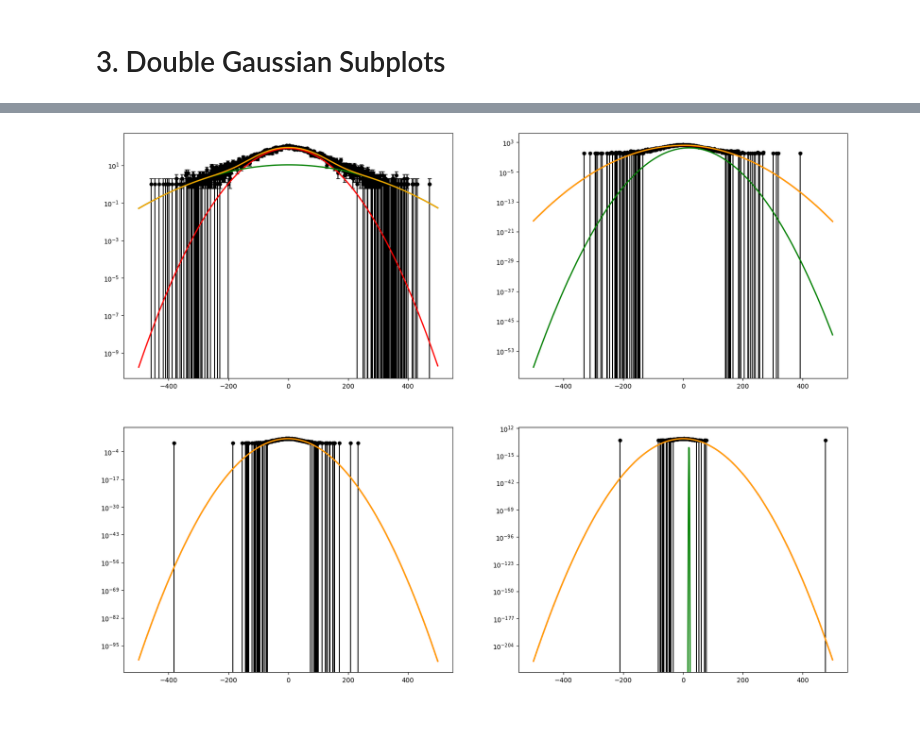
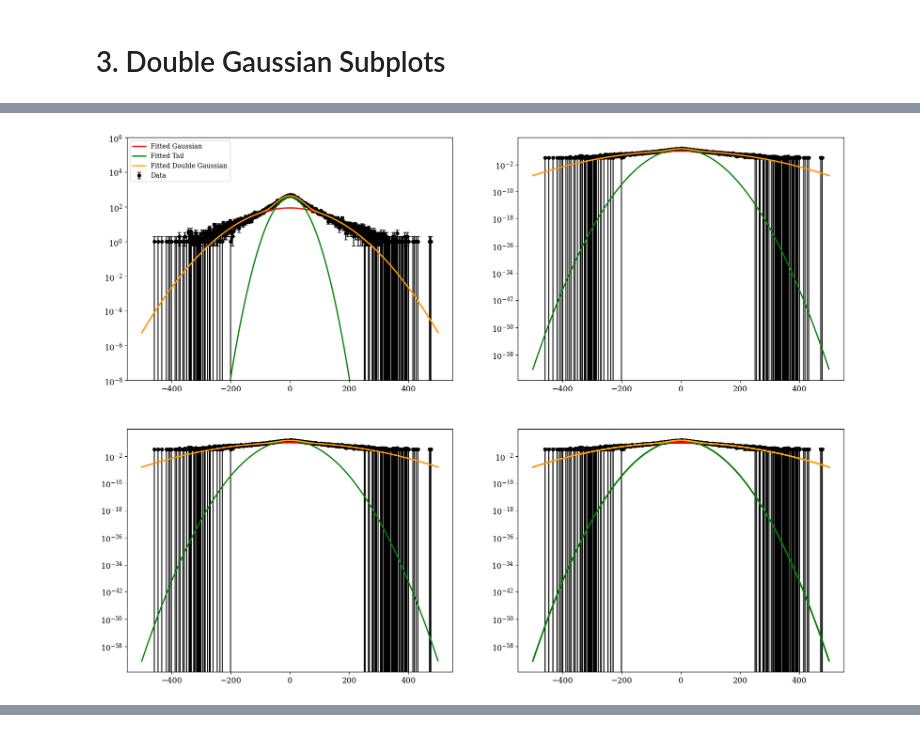
Before and after one commit to rhin525/mcs-dgaus, a Jupyter notebook: notebooks/mcs_MCSimStudy.ipynb, the cells around one changed output, grey strips where cells are left out. Saved outputs shown, nothing was run; the diff lists cells and outputs as text; code cells hidden in the pictures.

```diff
--- a/notebooks/mcs_MCSimStudy.ipynb
+++ b/notebooks/mcs_MCSimStudy.ipynb
@@ -445,17 +495,18 @@ def double_gaus_pdf(df,column,energyBounds=[],name="",core=False,tail=False,nbin
 # %%
 def double_gaus_subplots(df,column,energyBounds=[0.1,0.9],name="",core=False,tail=False,nbins=1000):
     series = df[column]
+    dgaus_parameters = pd.DataFrame()
     eb1 = energyBounds[0]
     eb2 = energyBounds[1]
-    print(eb2)
+    #print(eb2)
     eStep = 0.2
     energyBins = []
     energy = eb1
     while energy < eb2:
         energyBins.append(round(energy, 2))
         energy += eStep
-    energyBins.append(eb2)
-    print (energyBins)
+    #energyBins.append(eb2)
+    print(energyBins)
     counter = 0
     energyNew = []
     dataNew = []
@@ -472,34 +523,46 @@ def double_gaus_subplots(df,column,energyBounds=[0.1,0.9],name="",core=False,tai
     fig, axs = plt.subplots(nrows=2, ncols=2, figsize=(20, 15))
     axs = axs.flatten()
 
-    for i in range(len(energyBins)-2):
+    #parameters=[420.,0.98,0.,70.,0,300.5] -> Good init parameters for [0.1-0.3] GeV
+    for i in range(len(energyBins)-1):
         count = 0
         e1 = energyBins[i]
         e2 = energyBins[i+1]
         listNew2 = []
-
+        parameterStr = input(f"Type your desired initial parameters for [{e1}-{e2}] GeV"+"\n"+"Make sure they're in the following order, each separated by a comma:"+"\n"+"Scale factor,Area fraction,mu1,sigma1,mu2,sigma2.")
+        params = parameterStr.split(",")
+        for j in range(len(params)):
+            params[j] = float(params[j])
+        #print(params)
         while count < len(seriesNew):
             if energyNew[count] >= e1 and energyNew[count] <= e2:
                 listNew2.append(seriesNew[count])
             count += 1
         seriesNew2 = pd.Series(listNew2)
 
+        func1 = TF1('func1', ROOT.double_gaus_norm, -500, 500, 6) #Create double gaussian function with 6 parameters, *Make a limit on params
+        func1.SetParameters(params[0],params[1],params[2],params[3],params[4],params[5])
 
-        func1 = TF1('func1', ROOT.double_gaus_cpp, -500, 500, 6) #Create double gaussian function with 6 parameters, *Make a limit on params
-        func1.SetParameters(410., 0.452, 70., 5., 0.4972, 300.5) #[0.1,0.3 init]
-        #func1.SetParameters(420., 0.5, 500., 2., 40.1, 1000.5)
-        # fit ranges for area
+        #[0.1,0.3 init]
+        #func1.SetParameters(420.,0.98,0.,70.,0,300.5)
+
+        # fit range for scaling factor
         func1.SetParLimits(0, 0., 1000.)
-        func1.SetParLimits(3, 0., 100.)
-        # fit ranges for mu (should be close to 0)
-        func1.SetParLimits(1, -20., 20.)
-        func1.SetParLimits(4, -20., 20.)
-        # fit ranges for sigma
-        func1.SetParLimits(2, 0., 420.)
+        # fit range for area fraction
+        func1.SetParLimits(1, 0., 1.) #or try .5
+
+        # fit ranges for sigma1, sigma2
+        func1.SetParLimits(3, 0., 420.)
         func1.SetParLimits(5, 0., 600.)
 
-        h_dtheta_xz = th1_from_series(seriesNew2, name=name, nbins=nbins, xmin=-500, xmax=500) #Making TH1 Object to fit to the data
-        h_dtheta_xz.Scale(1./ h_dtheta_xz.Integral())
+        #fit ranges for mu1, mu2
+        func1.SetParLimits(2, -20., 20.)
+        func1.SetParLimits(4, -20., 20.)
+
+        #func1.setparlimits(3, 0.0, seriesNew.max()) #tail amplitude limit, make max the max y in histogram
+        h_dtheta_xz = th1_from_series(seriesNew, name=name, nbins=nbins, xmin=-500, xmax=500) #Making TH1 Object to fit to the data
+        #h_dtheta_xz.Scale(1./ h_dtheta_xz.Integral())
+        print("Integral of histogram: ", h_dtheta_xz.Integral())
         h_dtheta_xz.Fit(func1, "S") #Fitting the double gaussian function to the data
 
         mu,sigma = func1.GetParameter(2), func1.GetParameter(3) #Getting the parameters of the fitted double gaussian function
@@ -511,8 +574,25 @@ def double_gaus_subplots(df,column,energyBounds=[0.1,0.9],name="",core=False,tai
         mu_tail_err,sigma_tail_err = func1.GetParError(4), func1.GetParError(5)
         scale_err,fraction_err = func1.GetParError(0), func1.GetParError(1)
 
-        bin_heights, bin_borders = np.histogram(seriesNew2, bins=nbins, range=(-500, 500))
+        #Getting fit results (chi squared, ndf)
+        chi2 = func1.GetChisquare()
+        ndf = func1.GetNDF()
+        chi2_ndf = chi2/ndf
+
+        bin_heights, bin_borders = np.histogram(seriesNew, bins=nbins, range=(-500, 500)) #Normalizing histogram to 1
         bin_centers = (bin_borders[:-1] + bin_borders[1:]) / 2
+        plt.errorbar(bin_centers, bin_heights, yerr=np.sqrt(bin_heights), fmt='o', color='black', label='Data',markersize=3, capsize=3, linewidth=1.5, zorder=1)
+
+        plt.yscale('log')
+
+        x = np.linspace(-500, 500, nbins)
+        pdf = scale *fraction * np.exp(-0.5 * ((x - mu) / sigma) ** 2) #Probability for core gaus
+        pdf_tail = scale*(1-fraction) * np.exp(-0.5 * ((x - mu_tail) / sigma_tail) ** 2) #Probability for tail gaus
+        double_pdf = pdf + pdf_tail
+
+        if core: plt.plot(x, pdf, color='red', linewidth=2, label='Fitted Gaussian',zorder=2)
+        if tail: plt.plot(x, pdf_tail, color='green', linewidth=2, label='Fitted Tail',zorder=3)
+        plt.plot(x, double_pdf, color='orange', linewidth=2, label=f'Fitted Double Gaussian (χ²/ndf = {chi2_ndf:.2f})', zorder=4)
 
         x = np.linspace(-500, 500, nbins)
         pdf = scale * fraction * np.exp(-0.5 * ((x - mu) / sigma) ** 2) #Probability for core gaus
@@ -524,7 +604,12 @@ def double_gaus_subplots(df,column,energyBounds=[0.1,0.9],name="",core=False,tai
         if core: axs[i].plot(x, pdf, color='red', linewidth=2, label='Fitted Gaussian',zorder=2)
         if tail: axs[i].plot(x, pdf_tail, color='green', linewidth=2, label='Fitted Tail',zorder=3)
         axs[i].plot(x, double_pdf, color='orange', linewidth=2, label='Fitted Double Gaussian', zorder=4)
-    #return len(energyBins)
+
+    #change y axis 1000 more to fit legends
+    axs[0].legend(loc='upper left', fontsize=10)
+    axs[0].set_ylim(0.00000001,1000000)
+    plt.show()
+
 
 
 
@@ -549,0 +628 @@ p5                        =      0.11408   +/-   0.0331728       (limited)
+[figure, new version]
@@ -555 +645,0 @@ Warning in <TROOT::Append>: Replacing existing TH1: $d\theta_{xz}$ (Potential me
-[figure, old version]
```
Also changed, not shown: parts of 4 cells of this notebook.
